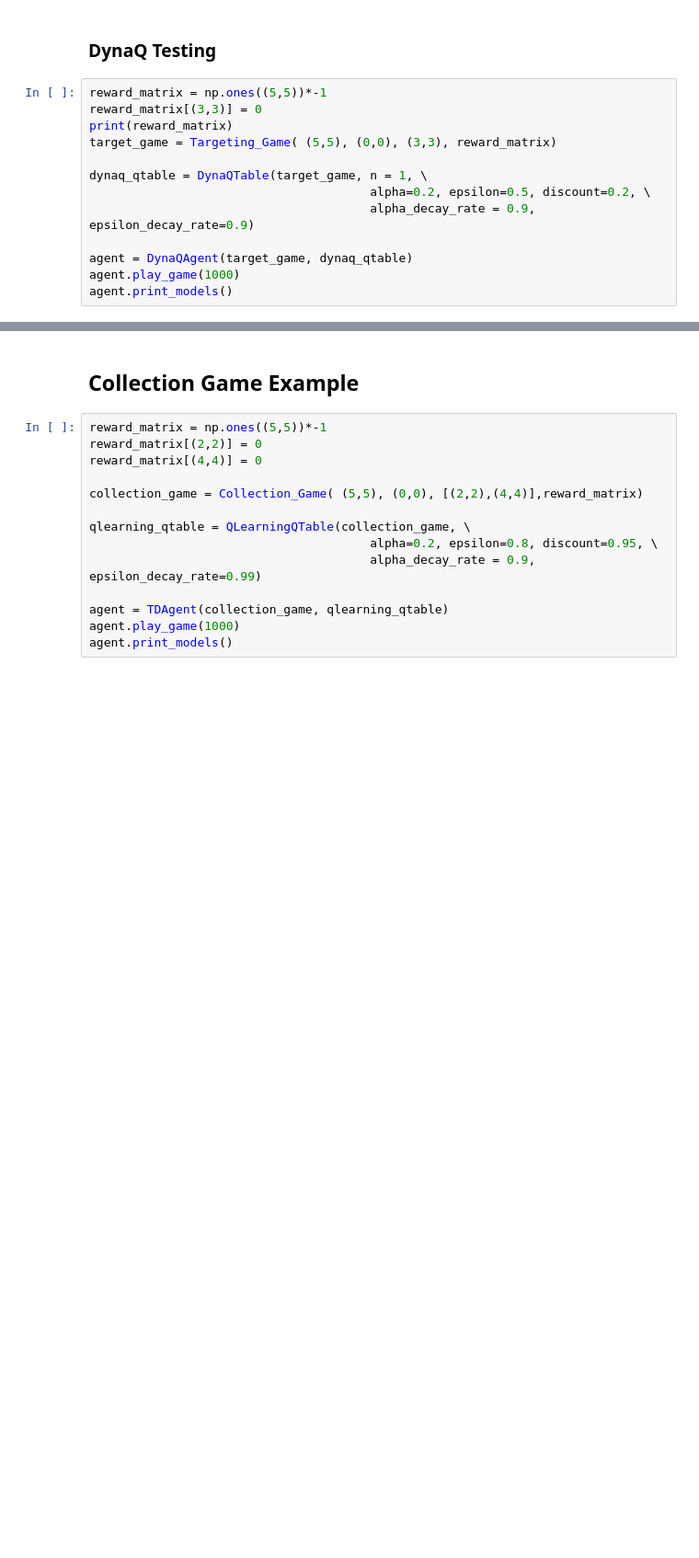
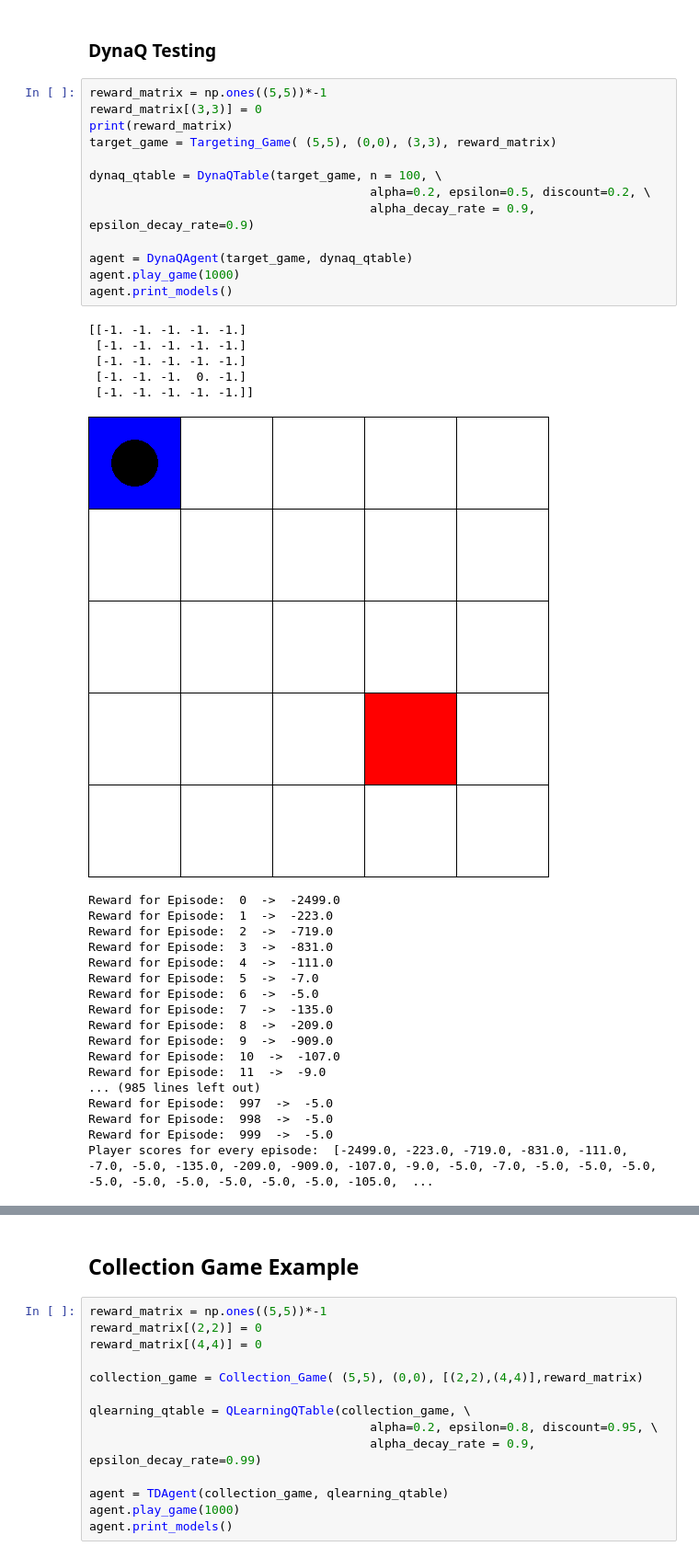
Before and after one commit to mjuvekar7/TRIPODS2022, a Jupyter notebook: multi-task-learning/Multi_TaskCode1.ipynb, the cells around one changed output, grey strips where cells are left out. Shown: that part at 92% size. Saved outputs shown, nothing was run; the diff lists cells and outputs as text; blank space fills up the shorter version.

```diff
--- a/multi-task-learning/Multi_TaskCode1.ipynb
+++ b/multi-task-learning/Multi_TaskCode1.ipynb
@@ -1387,13 +1514,37 @@ agent.print_models()
 # %%
 reward_matrix = np.ones((5,5))*-1
 reward_matrix[(3,3)] = 0
 print(reward_matrix)
 target_game = Targeting_Game( (5,5), (0,0), (3,3), reward_matrix)
 
-dynaq_qtable = DynaQTable(target_game, n = 1, \
+dynaq_qtable = DynaQTable(target_game, n = 100, \
                                        alpha=0.2, epsilon=0.5, discount=0.2, \
                                        alpha_decay_rate = 0.9, epsilon_decay_rate=0.9)
 
 agent = DynaQAgent(target_game, dynaq_qtable)
 agent.play_game(1000)
 agent.print_models()
+# %% [output]
+[[-1. -1. -1. -1. -1.]
+ [-1. -1. -1. -1. -1.]
+ [-1. -1. -1. -1. -1.]
+ [-1. -1. -1.  0. -1.]
+ [-1. -1. -1. -1. -1.]]
+[figure, added]
+Reward for Episode:  0  ->  -2499.0
+Reward for Episode:  1  ->  -223.0
+Reward for Episode:  2  ->  -719.0
+Reward for Episode:  3  ->  -831.0
+Reward for Episode:  4  ->  -111.0
+Reward for Episode:  5  ->  -7.0
+Reward for Episode:  6  ->  -5.0
+Reward for Episode:  7  ->  -135.0
+Reward for Episode:  8  ->  -209.0
+Reward for Episode:  9  ->  -909.0
+Reward for Episode:  10  ->  -107.0
+Reward for Episode:  11  ->  -9.0
+... (985 lines left out)
+Reward for Episode:  997  ->  -5.0
+Reward for Episode:  998  ->  -5.0
+Reward for Episode:  999  ->  -5.0
+Player scores for every episode:  [-2499.0, -223.0, -719.0, -831.0, -111.0, -7.0, -5.0, -135.0, -209.0, -909.0, -107.0, -9.0, -5.0, -7.0, -5.0, -5.0, -5.0, -5.0, -5.0, -5.0, -5.0, -5.0, -5.0, -105.0,  ...
```
Also changed, not shown: parts of 10 cells of this notebook, 1 other file.
